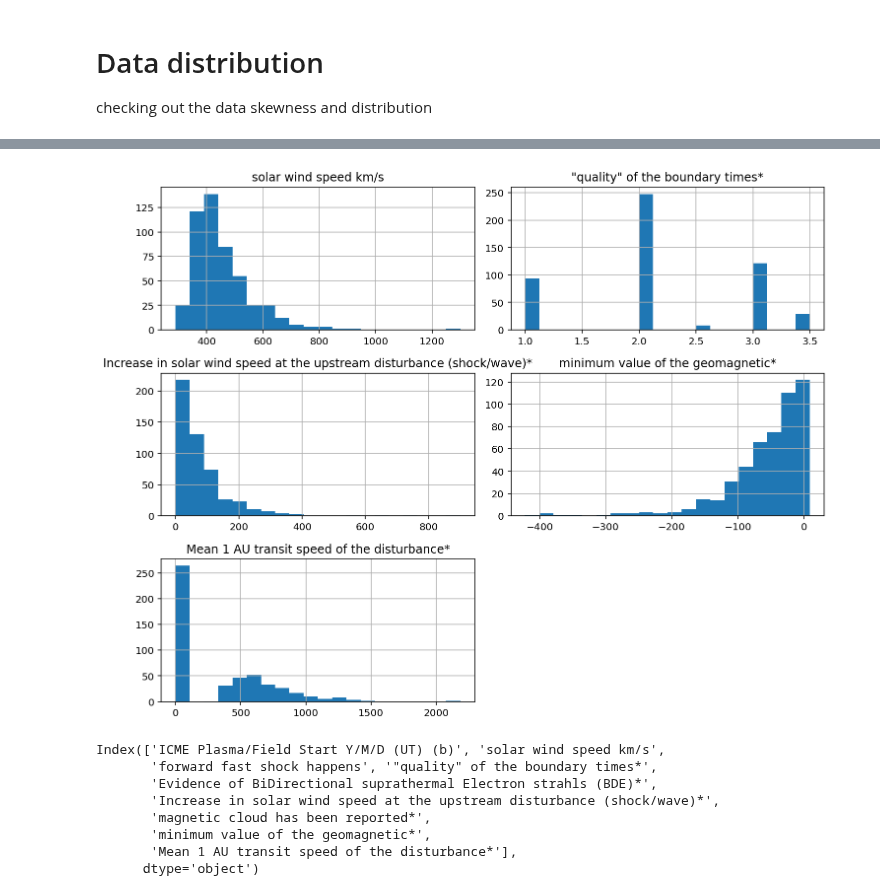
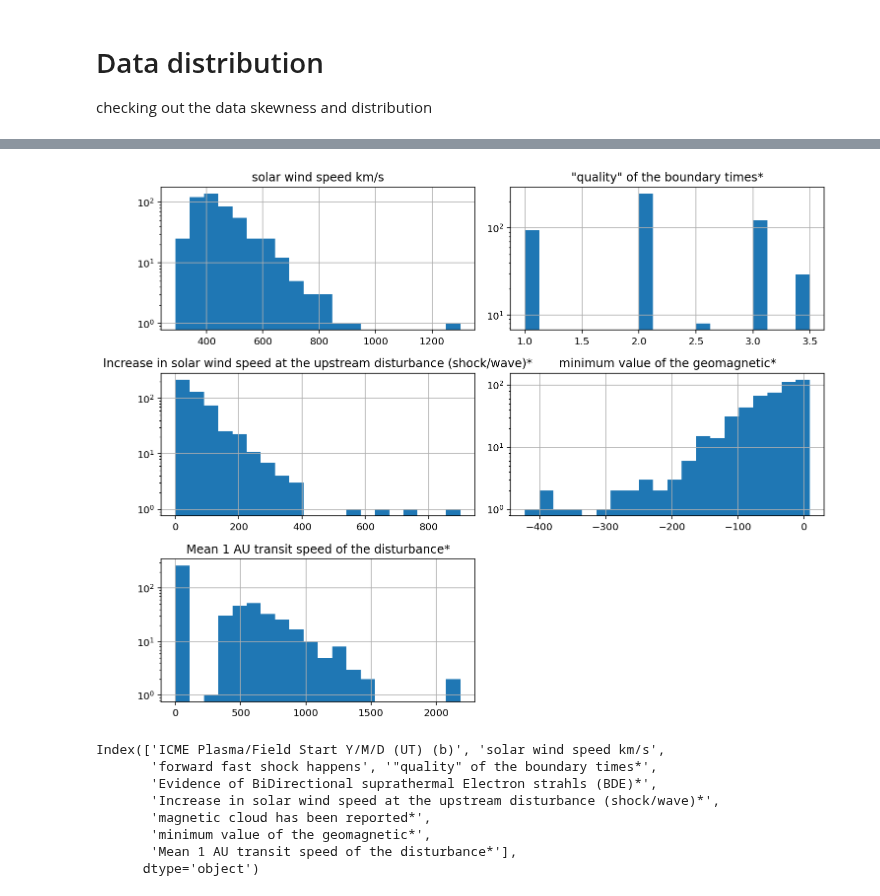
Before and after one commit to Atashnezhad/CME_forcast, a Jupyter notebook: Codes/P02_06_EDA.ipynb, the cells around one changed output, grey strips where cells are left out. Saved outputs shown, nothing was run; the diff lists cells and outputs as text; code cells hidden in the pictures.

```diff
--- a/Codes/P02_06_EDA.ipynb
+++ b/Codes/P02_06_EDA.ipynb
@@ -229,13 +229,13 @@ memory usage: 39.1+ KB
 # %%
 data_2.hist(bins=20,
             figsize=(10,8),
-#             log=True,
+            log=True,
            )
 
 plt.tight_layout()
 plt.show()
 # %% [output]
-[figure, old version]
+[figure, new version]
 # %%
 data_2.columns
 # %% [output]
```
